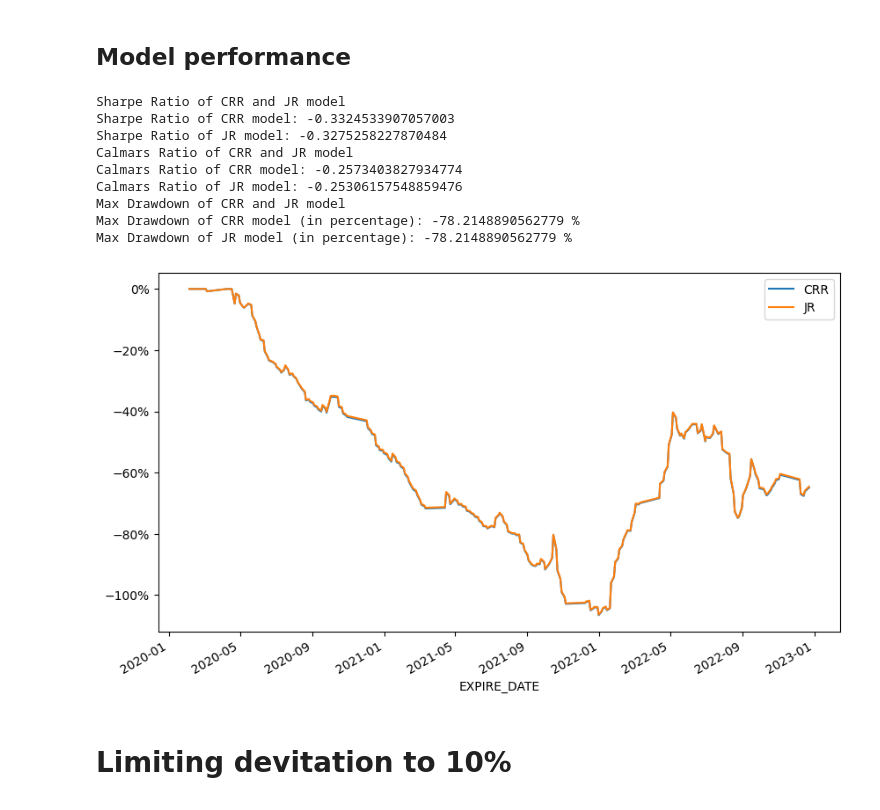
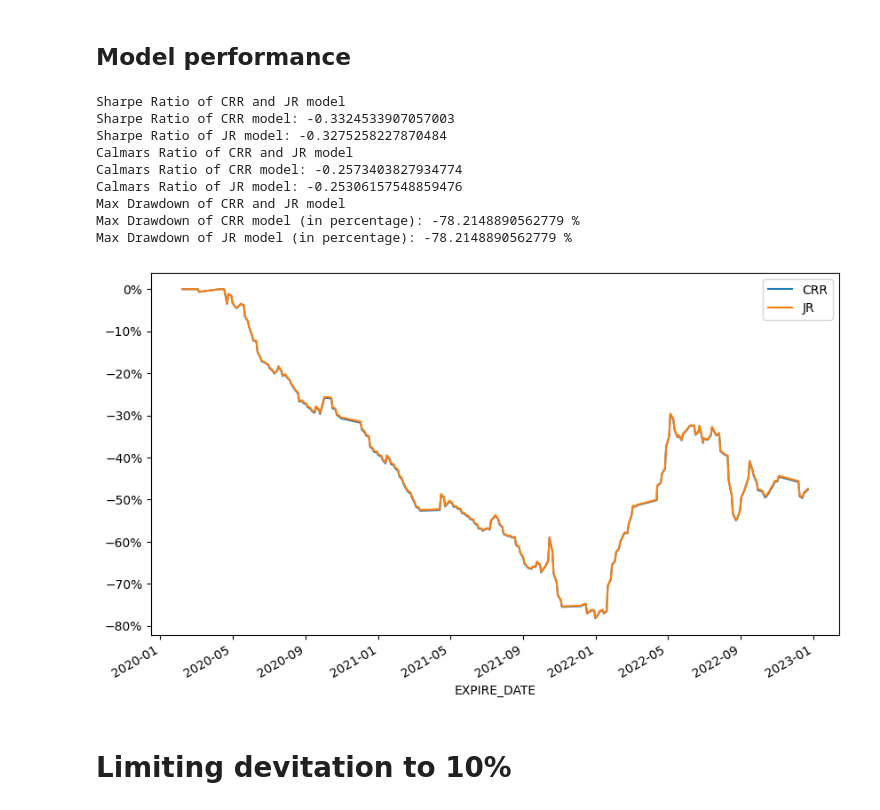
Before and after one commit to juanjaho/QF101-SPY-SPX-Option-Pricing, a Jupyter notebook: Analytics/main_spy.ipynb, the cells around one changed output. Drawn from its saved outputs; the diff is of its cells as text; code cells hidden in the pictures.

Commit message:
fixed drawdown bug

```diff
--- a/Analytics/main_spy.ipynb
+++ b/Analytics/main_spy.ipynb
@@ -395,38 +395,36 @@ Plotting Percentage of Profit/Loss of Call and Put of CRR model
 # %%
 # calculate sharpe ratio
 print('Sharpe Ratio of CRR and JR model')
 sharpe_ratio_crr = sharpe_ratio(pct_change_crr, risk_free_rate)
 sharpe_ratio_jr = sharpe_ratio(pct_change_jr, risk_free_rate)
 print('Sharpe Ratio of CRR model:', sharpe_ratio_crr)
 print('Sharpe Ratio of JR model:', sharpe_ratio_jr)
 # calculate calmars ratio
 print('Calmars Ratio of CRR and JR model')
 calmars_ratio_crr = calmars_ratio(pct_change_crr, risk_free_rate)
 calmars_ratio_jr = calmars_ratio(pct_change_jr, risk_free_rate)
 print('Calmars Ratio of CRR model:', calmars_ratio_crr)
 print('Calmars Ratio of JR model:', calmars_ratio_jr)
 # Max Drawdown
 print('Max Drawdown of CRR and JR model')
-max_drawdown_crr = -(pct_cumulative_return_crr.cummax() - pct_cumulative_return_crr)
-max_drawdown_jr = -(pct_cumulative_return_jr.cummax() - pct_cumulative_return_jr)
 print('Max Drawdown of CRR model (in percentage):',max_drawdown(pct_change_crr)*100, '%')
 print('Max Drawdown of JR model (in percentage):',max_drawdown(pct_change_crr)*100, '%')
-max_drawdown_crr.plot()
-max_drawdown_jr.plot()
+drawdown(pct_change_crr).plot()
+drawdown(pct_change_jr).plot()
 plt.legend(['CRR','JR'])
 plt.gca().yaxis.set_major_formatter(mtick.PercentFormatter(1.0))
 plt.show()
 # %% [output]
 Sharpe Ratio of CRR and JR model
 Sharpe Ratio of CRR model: -0.3324533907057003
 Sharpe Ratio of JR model: -0.3275258227870484
 Calmars Ratio of CRR and JR model
 Calmars Ratio of CRR model: -0.2573403827934774
 Calmars Ratio of JR model: -0.25306157548859476
 Max Drawdown of CRR and JR model
 Max Drawdown of CRR model (in percentage): -78.2148890562779 %
 Max Drawdown of JR model (in percentage): -78.2148890562779 %
-[figure, old version]
+[figure, new version]
 # %% [markdown]
 # Limiting devitation to 10%
 # %%
```
Also changed, not shown: parts of 2 cells of this notebook, 2 other files.
